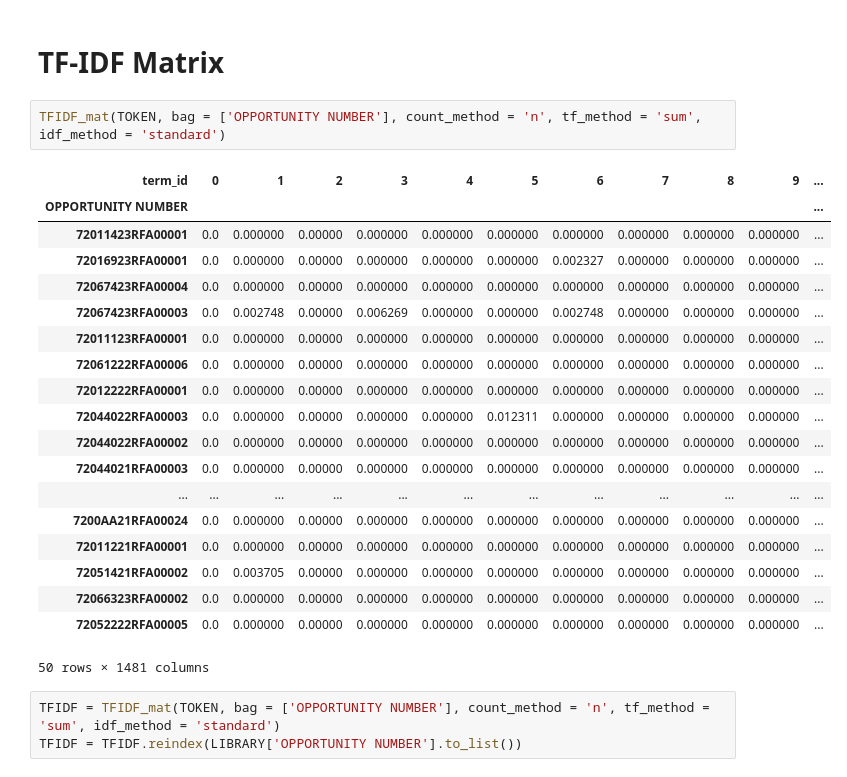
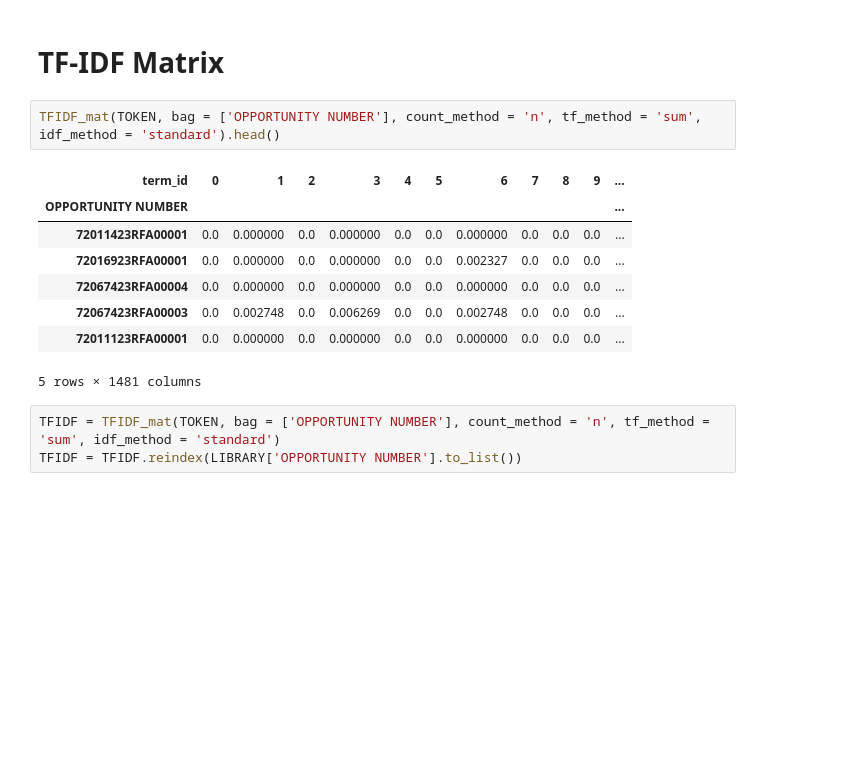
Before and after one commit to calizadeh/USAID-Solicitation-Analysis, a Jupyter notebook: USAID_Solicitation_Analysis.ipynb, the cells around one changed output. Saved outputs shown, nothing was run; the diff lists cells and outputs as text; blank space fills up the shorter version.

```diff
--- a/USAID_Solicitation_Analysis.ipynb
+++ b/USAID_Solicitation_Analysis.ipynb
@@ -500,27 +479,16 @@ VOCAB.head()
 # %% [markdown]
 # TF-IDF Matrix
 # %%
-TFIDF_mat(TOKEN, bag = ['OPPORTUNITY NUMBER'], count_method = 'n', tf_method = 'sum', idf_method = 'standard')
+TFIDF_mat(TOKEN, bag = ['OPPORTUNITY NUMBER'], count_method = 'n', tf_method = 'sum', idf_method = 'standard').head()
 # %% [output]
 | term_id | 0 | 1 | 2 | 3 | 4 | 5 | 6 | 7 | 8 | 9 | ... |
 | OPPORTUNITY NUMBER |  |  |  |  |  |  |  |  |  |  | ... |
-| 72011423RFA00001 | 0.0 | 0.000000 | 0.00000 | 0.000000 | 0.000000 | 0.000000 | 0.000000 | 0.000000 | 0.000000 | 0.000000 | ... |
-| 72016923RFA00001 | 0.0 | 0.000000 | 0.00000 | 0.000000 | 0.000000 | 0.000000 | 0.002327 | 0.000000 | 0.000000 | 0.000000 | ... |
-| 72067423RFA00004 | 0.0 | 0.000000 | 0.00000 | 0.000000 | 0.000000 | 0.000000 | 0.000000 | 0.000000 | 0.000000 | 0.000000 | ... |
-| 72067423RFA00003 | 0.0 | 0.002748 | 0.00000 | 0.006269 | 0.000000 | 0.000000 | 0.002748 | 0.000000 | 0.000000 | 0.000000 | ... |
-| 72011123RFA00001 | 0.0 | 0.000000 | 0.00000 | 0.000000 | 0.000000 | 0.000000 | 0.000000 | 0.000000 | 0.000000 | 0.000000 | ... |
-| 72061222RFA00006 | 0.0 | 0.000000 | 0.00000 | 0.000000 | 0.000000 | 0.000000 | 0.000000 | 0.000000 | 0.000000 | 0.000000 | ... |
-| 72012222RFA00001 | 0.0 | 0.000000 | 0.00000 | 0.000000 | 0.000000 | 0.000000 | 0.000000 | 0.000000 | 0.000000 | 0.000000 | ... |
-| 72044022RFA00003 | 0.0 | 0.000000 | 0.00000 | 0.000000 | 0.000000 | 0.012311 | 0.000000 | 0.000000 | 0.000000 | 0.000000 | ... |
-| 72044022RFA00002 | 0.0 | 0.000000 | 0.00000 | 0.000000 | 0.000000 | 0.000000 | 0.000000 | 0.000000 | 0.000000 | 0.000000 | ... |
-| 72044021RFA00003 | 0.0 | 0.000000 | 0.00000 | 0.000000 | 0.000000 | 0.000000 | 0.000000 | 0.000000 | 0.000000 | 0.000000 | ... |
-| ... | ... | ... | ... | ... | ... | ... | ... | ... | ... | ... | ... |
-| 7200AA21RFA00024 | 0.0 | 0.000000 | 0.00000 | 0.000000 | 0.000000 | 0.000000 | 0.000000 | 0.000000 | 0.000000 | 0.000000 | ... |
-| 72011221RFA00001 | 0.0 | 0.000000 | 0.00000 | 0.000000 | 0.000000 | 0.000000 | 0.000000 | 0.000000 | 0.000000 | 0.000000 | ... |
-| 72051421RFA00002 | 0.0 | 0.003705 | 0.00000 | 0.000000 | 0.000000 | 0.000000 | 0.000000 | 0.000000 | 0.000000 | 0.000000 | ... |
-| 72066323RFA00002 | 0.0 | 0.000000 | 0.00000 | 0.000000 | 0.000000 | 0.000000 | 0.000000 | 0.000000 | 0.000000 | 0.000000 | ... |
-| 72052222RFA00005 | 0.0 | 0.000000 | 0.00000 | 0.000000 | 0.000000 | 0.000000 | 0.000000 | 0.000000 | 0.000000 | 0.000000 | ... |
+| 72011423RFA00001 | 0.0 | 0.000000 | 0.0 | 0.000000 | 0.0 | 0.0 | 0.000000 | 0.0 | 0.0 | 0.0 | ... |
+| 72016923RFA00001 | 0.0 | 0.000000 | 0.0 | 0.000000 | 0.0 | 0.0 | 0.002327 | 0.0 | 0.0 | 0.0 | ... |
+| 72067423RFA00004 | 0.0 | 0.000000 | 0.0 | 0.000000 | 0.0 | 0.0 | 0.000000 | 0.0 | 0.0 | 0.0 | ... |
+| 72067423RFA00003 | 0.0 | 0.002748 | 0.0 | 0.006269 | 0.0 | 0.0 | 0.002748 | 0.0 | 0.0 | 0.0 | ... |
+| 72011123RFA00001 | 0.0 | 0.000000 | 0.0 | 0.000000 | 0.0 | 0.0 | 0.000000 | 0.0 | 0.0 | 0.0 | ... |
-50 rows × 1481 columns
+5 rows × 1481 columns
 # %%
 TFIDF = TFIDF_mat(TOKEN, bag = ['OPPORTUNITY NUMBER'], count_method = 'n', tf_method = 'sum', idf_method = 'standard')
 TFIDF = TFIDF.reindex(LIBRARY['OPPORTUNITY NUMBER'].to_list())
```
Also changed, not shown: parts of 11 cells of this notebook.
